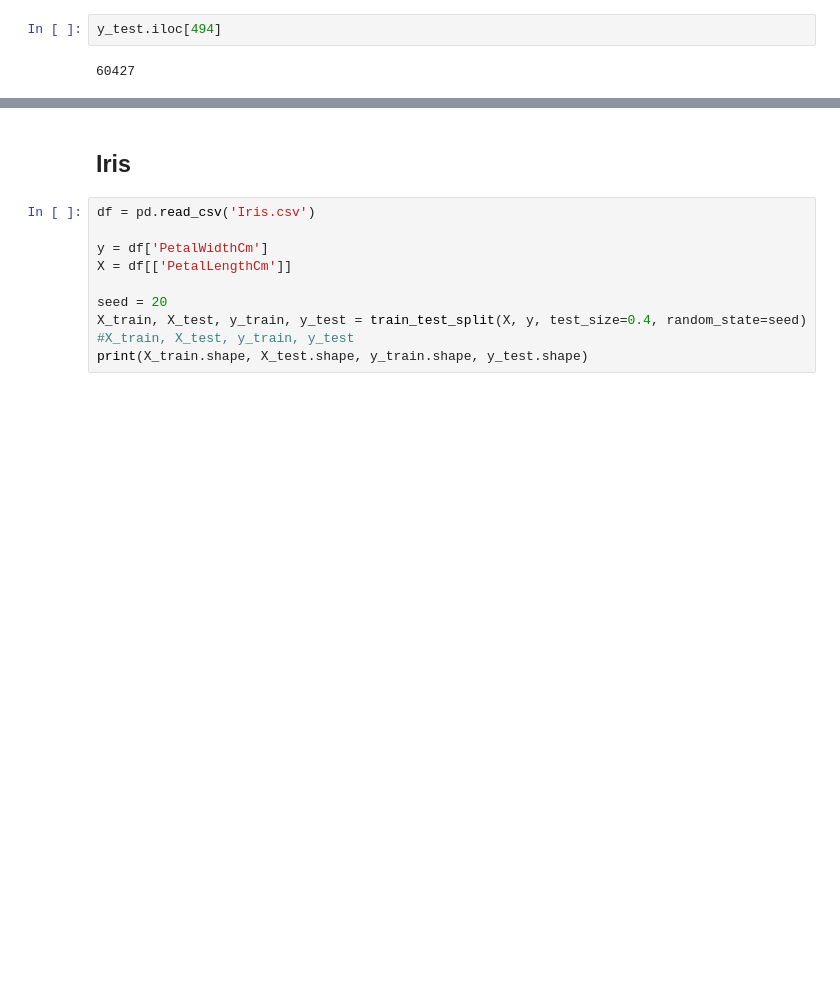
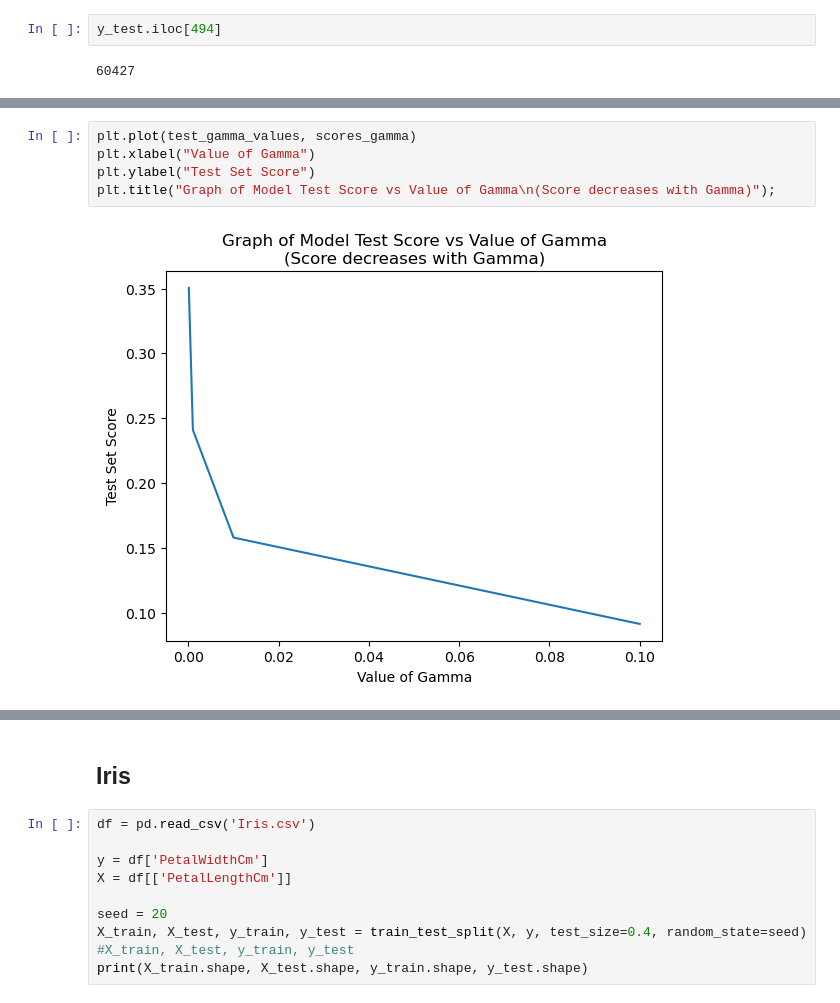
Before and after one commit to DanielnRose/svm, a Jupyter notebook: svm.ipynb, the cells around one changed output, grey strips where cells are left out. Drawn from its saved outputs; the diff is of its cells as text; blank space fills up the shorter version.

```diff
--- a/svm.ipynb
+++ b/svm.ipynb
@@ -213,0 +243,7 @@ y_test.iloc[494]
+# %%
+plt.plot(test_gamma_values, scores_gamma)
+plt.xlabel("Value of Gamma")
+plt.ylabel("Test Set Score")
+plt.title("Graph of Model Test Score vs Value of Gamma\n(Score decreases with Gamma)");
+# %% [output]
+[figure, added]
```
Also changed, not shown: parts of 4 cells of this notebook.
